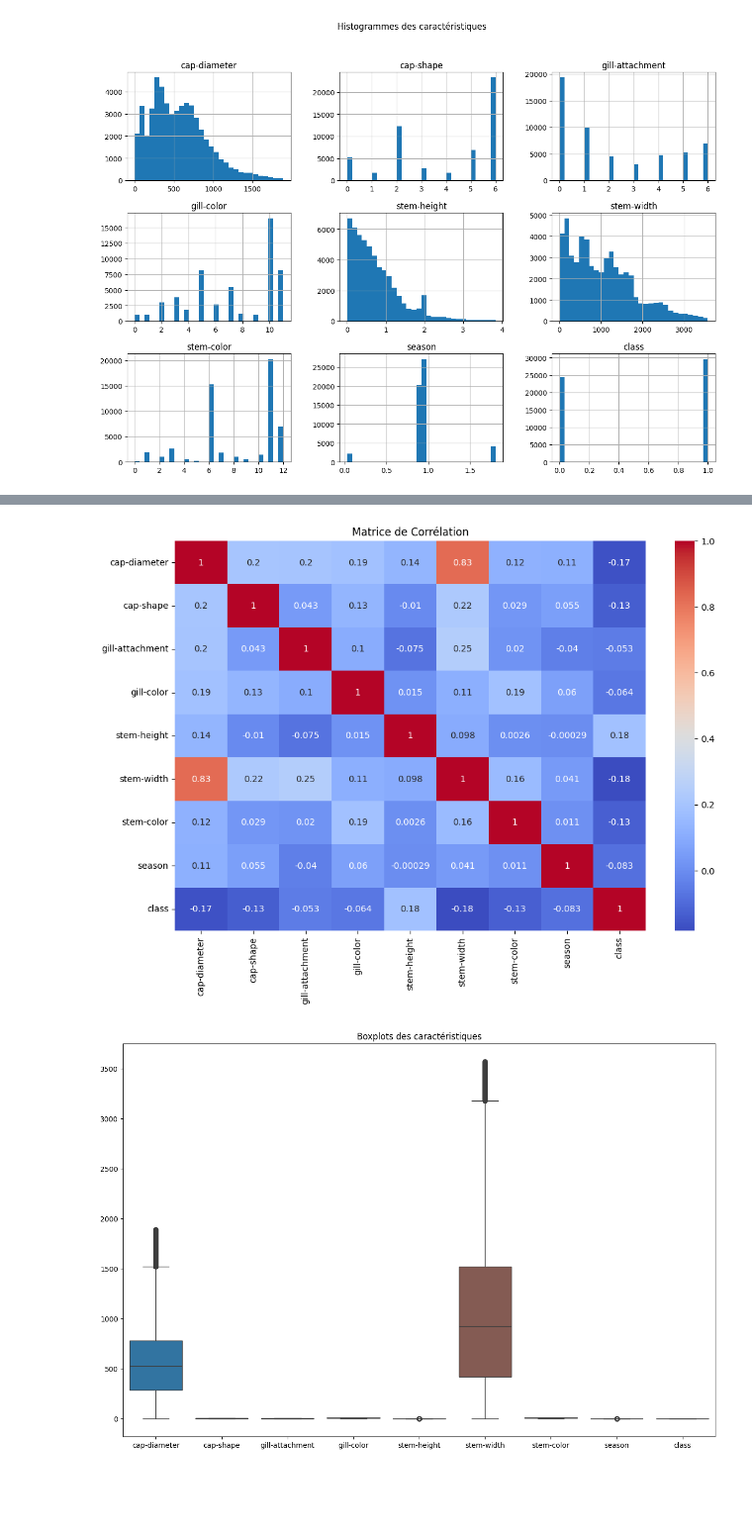
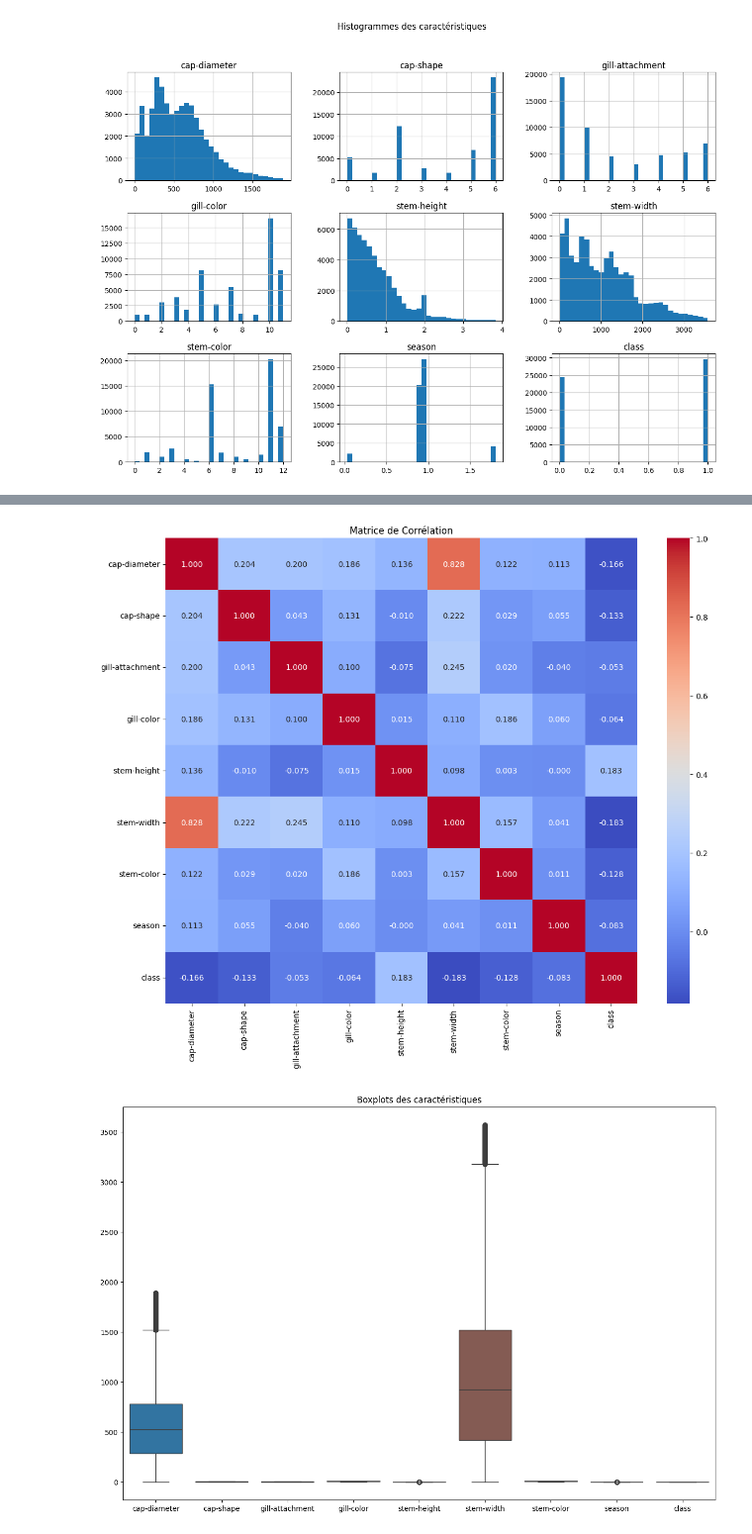
Before and after one commit to onissan19/ML-mush, a Jupyter notebook: mushroom.ipynb, the cells around one changed output, grey strips where cells are left out. Shown at 99% size. Saved outputs shown, nothing was run; the diff lists cells and outputs as text; code cells hidden in the pictures; blank space fills up the shorter version.

```diff
--- a/mushroom.ipynb
+++ b/mushroom.ipynb
@@ -73,12 +137,13 @@ plt.show()
 # %%
 # Matrice de corrélation et heatmap
 corr_matrix = data.corr()
-plt.figure(figsize=(12, 8))
-sns.heatmap(corr_matrix, annot=True, cmap='coolwarm')
+plt.figure(figsize=(12, 10))
+sns.heatmap(corr_matrix, annot=True,cbar=True,fmt='.3f', cmap='coolwarm')
 plt.title("Matrice de Corrélation")
+plt.tight_layout()
 plt.show()
 # %% [output]
-[figure, old version]
+[figure, new version]
 # %%
 # Boxplots pour visualiser la distribution des valeurs
 plt.figure(figsize=(15, 10))
```
Also changed, not shown: parts of 17 cells of this notebook.
